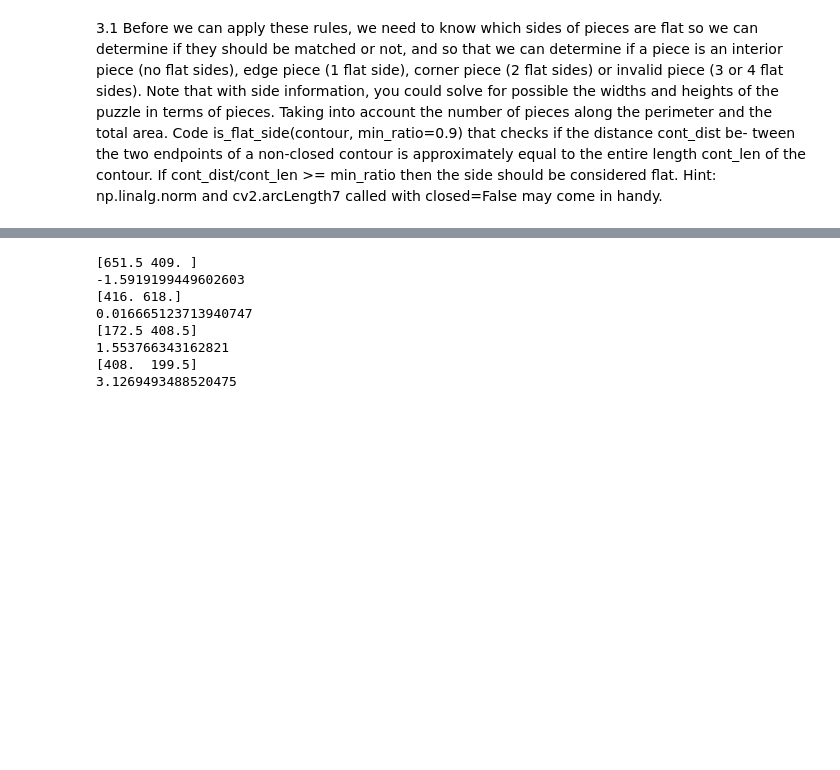
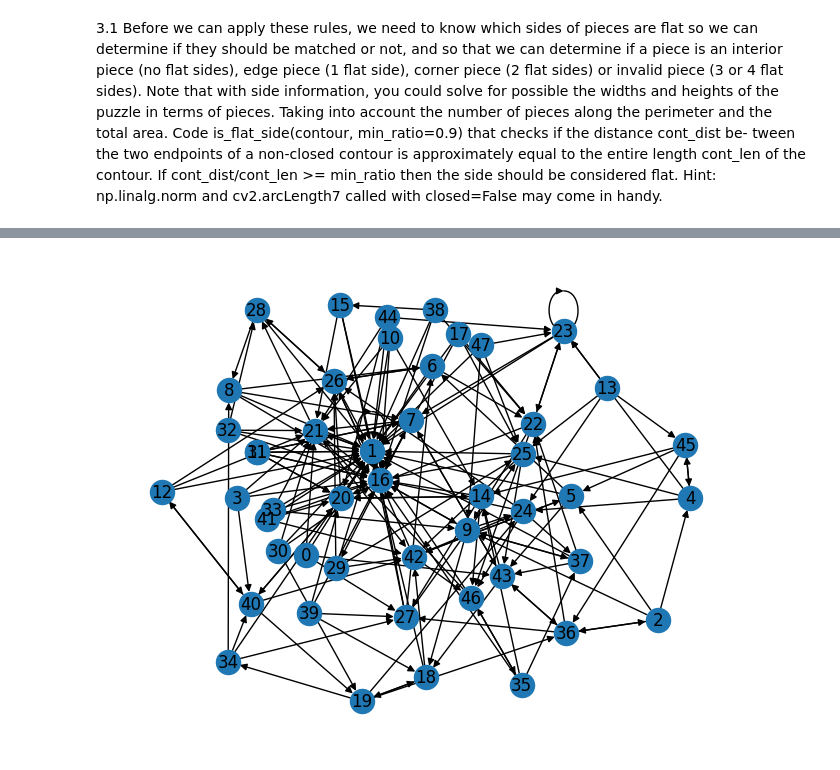
Before and after one commit to Oriinga/ComputerVisionLab, a Jupyter notebook: Lab4/lab4.ipynb, the cells around one changed output, grey strips where cells are left out. Drawn from its saved outputs; the diff is of its cells as text; code cells hidden in the pictures; blank space fills up the shorter version.

Commit message:
Graphing

```diff
--- a/Lab4/lab4.ipynb
+++ b/Lab4/lab4.ipynb
@@ -344,14 +338,35 @@ class Piece:
-# %%
-
-pieces_array:Piece = []
-
-piece = Piece(msks[1], corner_ratios[1])
-# %% [output]
-[651.5 409. ]
--1.5919199449602603
-[416. 618.]
-0.016665123713940747
-[172.5 408.5]
-1.553766343162821
-[408.  199.5]
-3.1269493488520475
+# %%
+def get_nearest_neighbour_model(rotated_sides):
+    knn = NearestNeighbors(n_neighbors=1,algorithm="brute")
+    return knn.fit(rotated_sides)
+# %%
+def plot_graph(V, E, seed=42):
+    random.seed(seed) # graphs are randomly plotted
+    np.random.seed(seed) # graphs are randomly plotted
+    G = nx.DiGraph()
+    G.add_nodes_from(V)
+    G.add_edges_from(E)
+    nx.draw_kamada_kawai(G, with_labels=True)
+    plt.show()
+# %%
+pieces_array = []
+rotated_sides = []
+side_features = []
+for image in range(len(imgs)):
+    piece = Piece(msks[image],corner_ratios[image])
+    pieces_array.append(piece)
+    for i in piece.sides:
+        side_features.append(i.flatten()) ##Flatten to give a 1D feature array
+    for i in piece.rotated_sides:
+        rotated_sides.append(i.flatten()) ##Flatten to give a 1D feature array
+
+
+knn = get_nearest_neighbour_model(rotated_sides)
+
+distances , indeces = knn.kneighbors(side_features)
+V = [i for i in range(len(pieces_array))]
+E = [(math.floor(i/4),math.floor(indeces[i]/4)) for i in range(len(indeces))]
+
+plot_graph(V,E)
+# %% [output]
+[figure, added]
```
Also changed, not shown: parts of 5 cells of this notebook.
